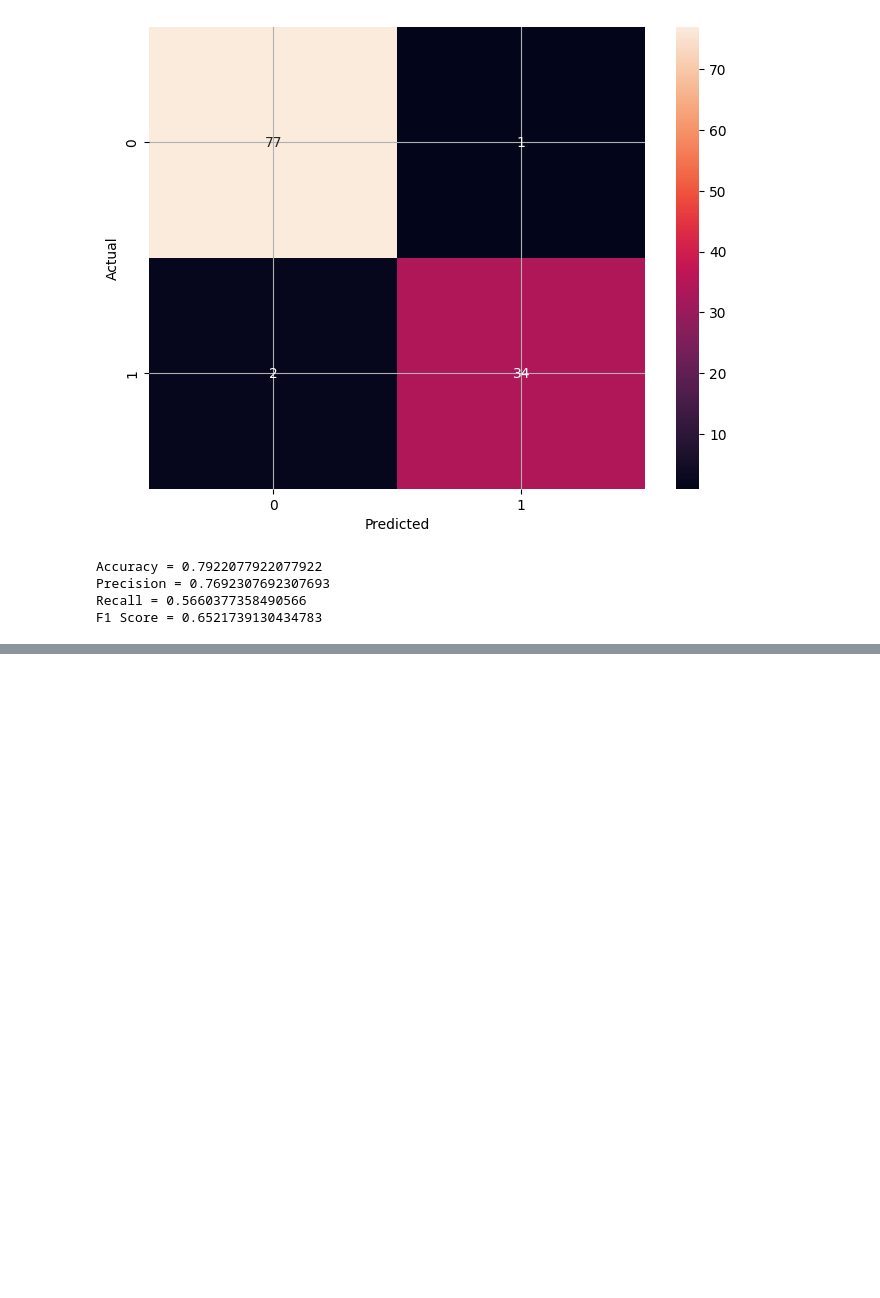
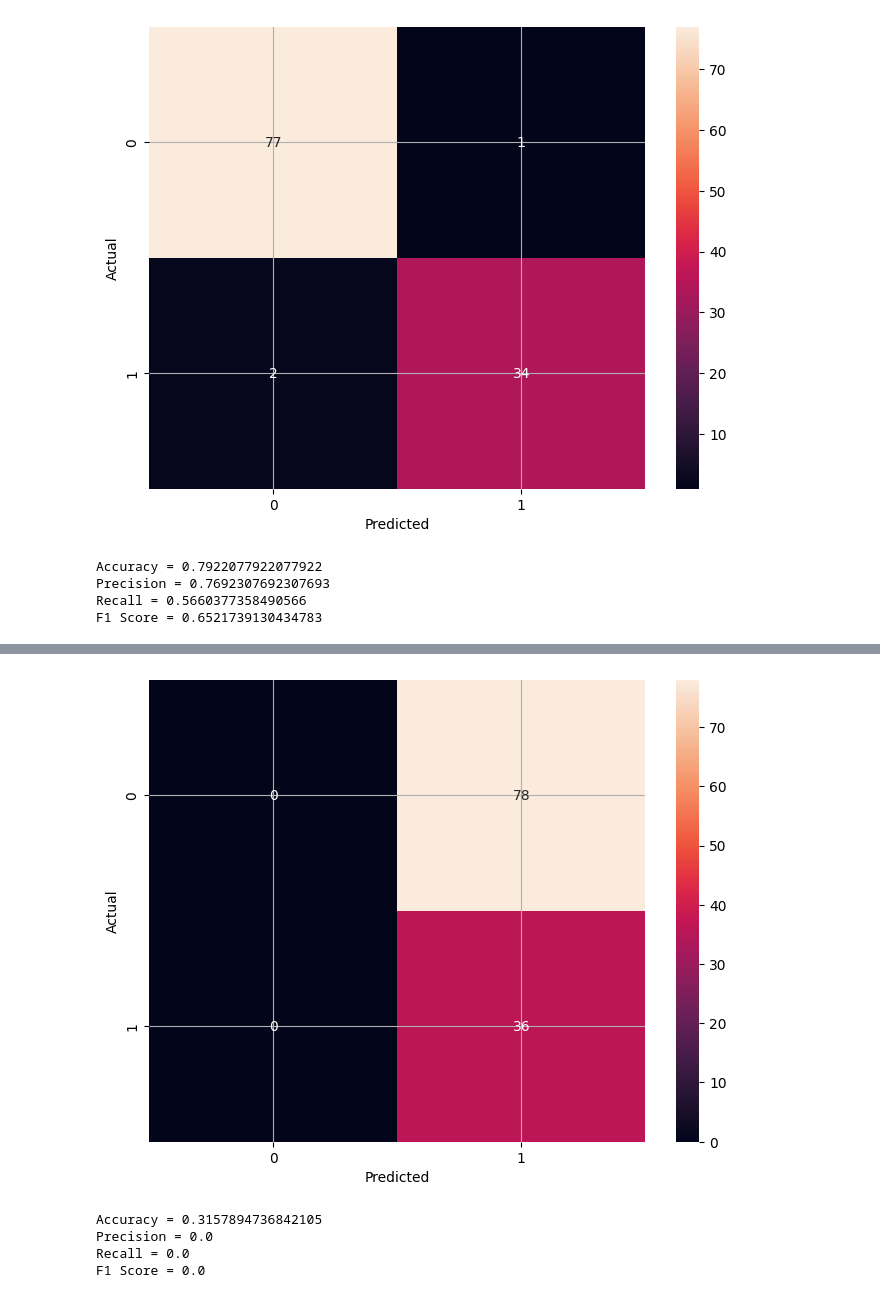
Before and after one commit to HLaw18/4105, a Jupyter notebook: HW3_4105.ipynb, the cells around one changed output, grey strips where cells are left out. Saved outputs shown, nothing was run; the diff lists cells and outputs as text; code cells hidden in the pictures; blank space fills up the shorter version.

```diff
--- a/HW3_4105.ipynb
+++ b/HW3_4105.ipynb
@@ -64 +113,50 @@ F1 Score = 0.6521739130434783
+# %%
+#problem 2b
+file_path = '/content/drive/My Drive/Colab Notebooks/DataSets/cancer.csv'
+cancerData = pd.read_csv(file_path)
+
+feature_cols = ['radius_mean', 'texture_mean', 'perimeter_mean', 'area_mean', 'smoothness_mean', 'compactness_mean', 'concavity_mean', 'concave points_mean', 'symmetry_mean', 'fractal_dimension_mean', 'radius_se', 'texture_se', 'perimeter_se', 'smoothness_se', 'compactness_se', 'concavity_se', 'concave points_se', 'symmetry_se', 'fractal_dimension_se', 'radius_worst', 'texture_worst', 'perimeter_worst', 'area_worst', 'smoothness_worst', 'compactness_worst', 'concavity_worst', 'concave points_worst', 'symmetry_worst', 'fractal_dimension_worst']
+target_col = 'diagnosis'
+
+X = cancerData[feature_cols]
+y2b = cancerData[target_col]
+
+imputer = SimpleImputer(strategy='mean')
+
+X_imputed2b = imputer.fit_transform(X)
+
+X_train2b, X_test2b, y_train2b, y_test2b = train_test_split(X_imputed2b, y2b, test_size=0.2, random_state=38)
+
+scaler = StandardScaler()
+X_train_scaled2b = scaler.fit_transform(X_train2b)
+X_test_scaled2b = scaler.transform(X_test2b)
+
+lr_model_regularized = LogisticRegression(penalty='l2')
+lr_model_regularized.fit(X_train_scaled2b, y_train2b)
+
+y_pred_regularized2b = lr_model_regularized.predict(X_test2b)
+
+accuracy2b = accuracy_score(y_test2b, y_pred_regularized2b)
+precision2b = precision_score(y_test2b, y_pred_regularized2b, pos_label='B')
+recall2b = recall_score(y_test2b, y_pred_regularized2b, pos_label='B')
+f12b = f1_score(y_test2b, y_pred_regularized2b, pos_label='B')
+
+conf_matrix2b = confusion_matrix(y_test2b, y_pred_regularized2b)
+plt.figure(figsize=(8, 6))
+sns.heatmap(conf_matrix2b, annot=True, fmt="d")
+plt.xlabel("Predicted")
+plt.ylabel("Actual")
+plt.grid()
+plt.show()
+
+print('Accuracy =', accuracy2b)
+print('Precision =', precision2b)
+print('Recall =', recall2b)
+print('F1 Score =', f12b)
+# %% [output]
+[figure, added]
+Accuracy = 0.3157894736842105
+Precision = 0.0
+Recall = 0.0
+F1 Score = 0.0
 # %%
```
Also changed, not shown: parts of 6 cells of this notebook.
